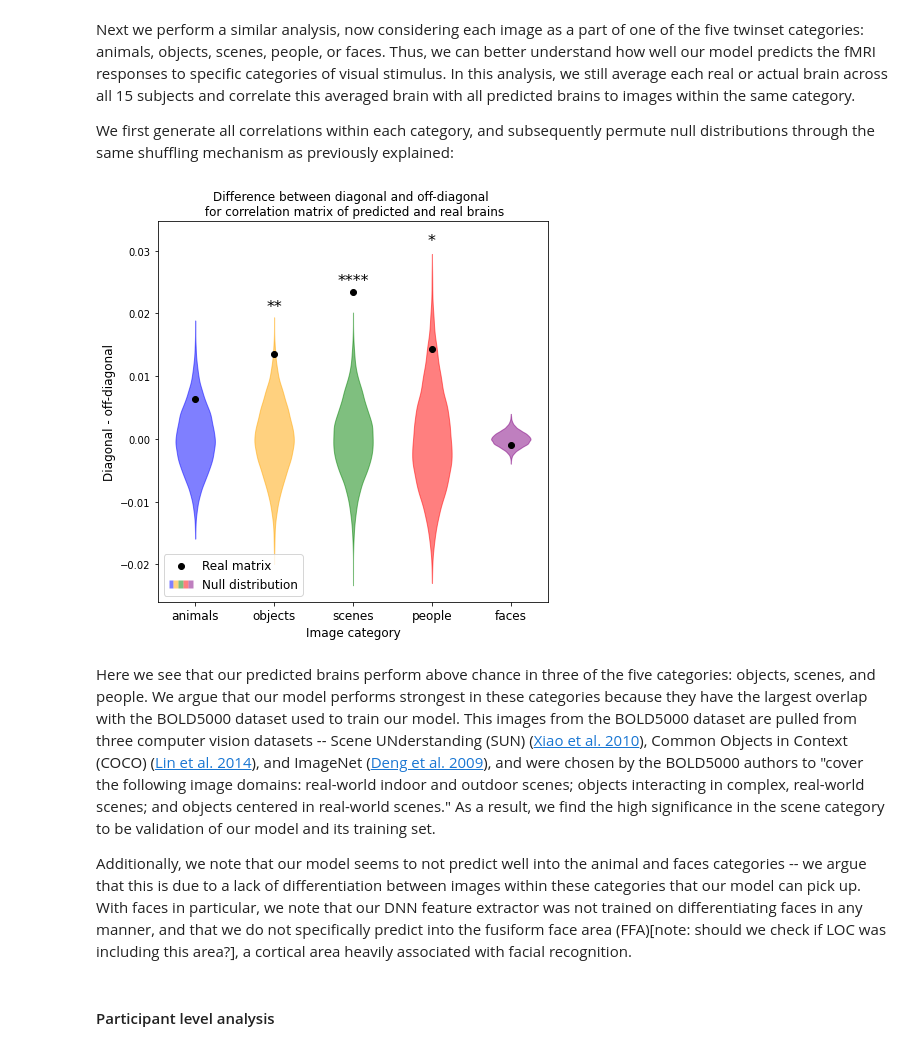
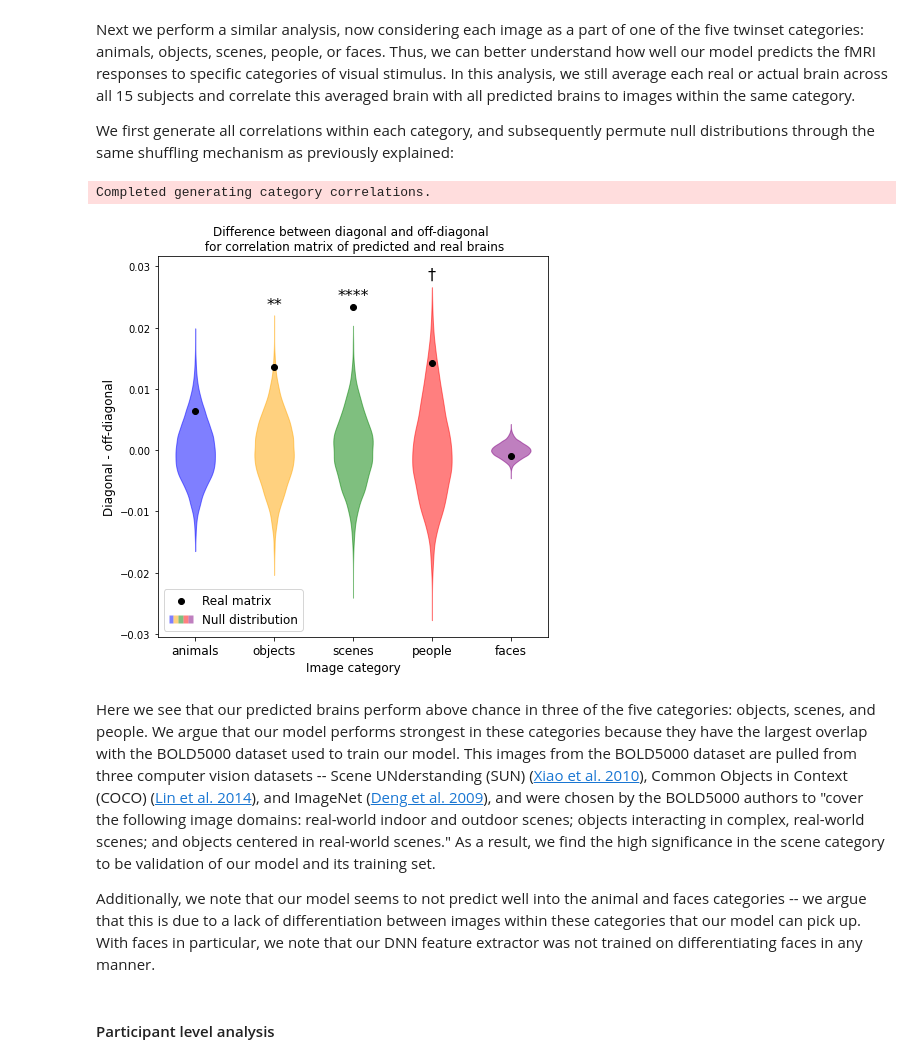
Before and after one commit to dpmlab/img2fmri, a Jupyter notebook: aperture_notebook.ipynb, the cells around one changed output. Cells and saved outputs as stored; diff of their text form; code cells hidden in the pictures.

```diff
--- a/aperture_notebook.ipynb
+++ b/aperture_notebook.ipynb
@@ -111,13 +113,14 @@ Next we perform a similar analysis, now considering each image as a part of one
 
 We first generate all correlations within each category, and subsequently permute null distributions through the same shuffling mechanism as previously explained:
 # %%
-analysis.twinset_category_permutations(fmri_dir=output_dir, n_shuffle=10000, print_vals=False, force_resample=False)
+analysis.twinset_category_permutations(fmri_dir=output_dir, n_shuffle=10000, print_vals=False, force_resample=True)
 # %% [output]
+Completed generating category correlations.
-[figure, old version]
+[figure, new version]
 # %% [markdown]
 Here we see that our predicted brains perform above chance in three of the five categories: objects, scenes, and people. We argue that our model performs strongest in these categories because they have the largest overlap with the BOLD5000 dataset used to train our model. This images from the BOLD5000 dataset are pulled from three computer vision datasets -- Scene UNderstanding (SUN) ([Xiao et al. 2010](https://doi.org/10.1109/CVPR.2010.5539970)), Common Objects in Context (COCO) ([Lin et al. 2014](https://doi.org/10.48550/arXiv.1405.0312)), and ImageNet ([Deng et al. 2009](https://doi.org/10.1109/CVPR.2009.5206848)), and were chosen by the BOLD5000 authors to "cover the following image domains: real-world indoor and outdoor scenes; objects interacting in complex, real-world scenes; and objects centered in real-world scenes." As a result, we find the high significance in the scene category to be validation of our model and its training set.
 
-Additionally, we note that our model seems to not predict well into the animal and faces categories -- we argue that this is due to a lack of differentiation between images within these categories that our model can pick up. With faces in particular, we note that our DNN feature extractor was not trained on differentiating faces in any manner, and that we do not specifically predict into the fusiform face area (FFA)[note: should we check if LOC was including this area?], a cortical area heavily associated with facial recognition.
+Additionally, we note that our model seems to not predict well into the animal and faces categories -- we argue that this is due to a lack of differentiation between images within these categories that our model can pick up. With faces in particular, we note that our DNN feature extractor was not trained on differentiating faces in any manner.
 # %% [markdown]
 #### Participant level analysis
 # %% [markdown]
```
Also changed, not shown: parts of 16 cells of this notebook, 1 other file.
